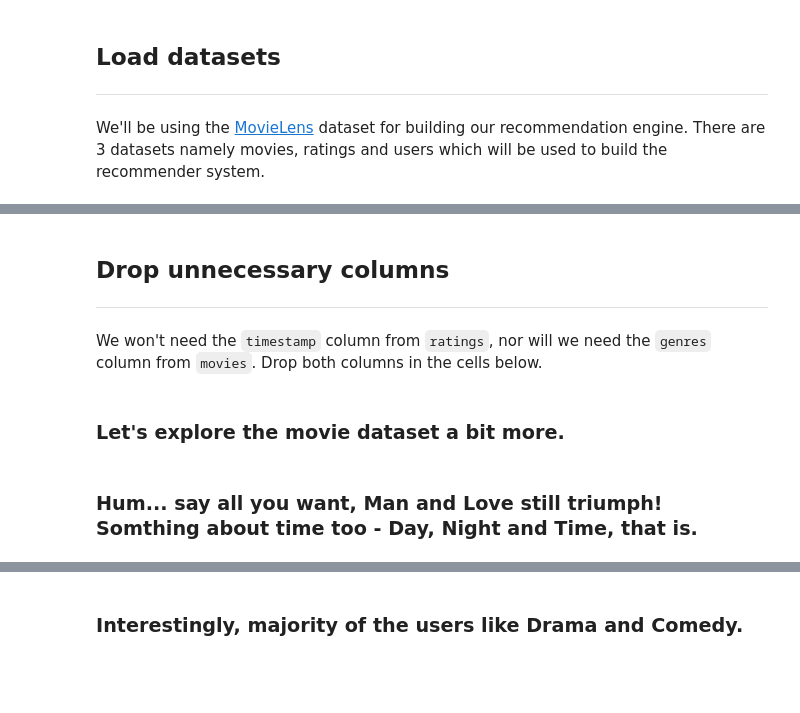
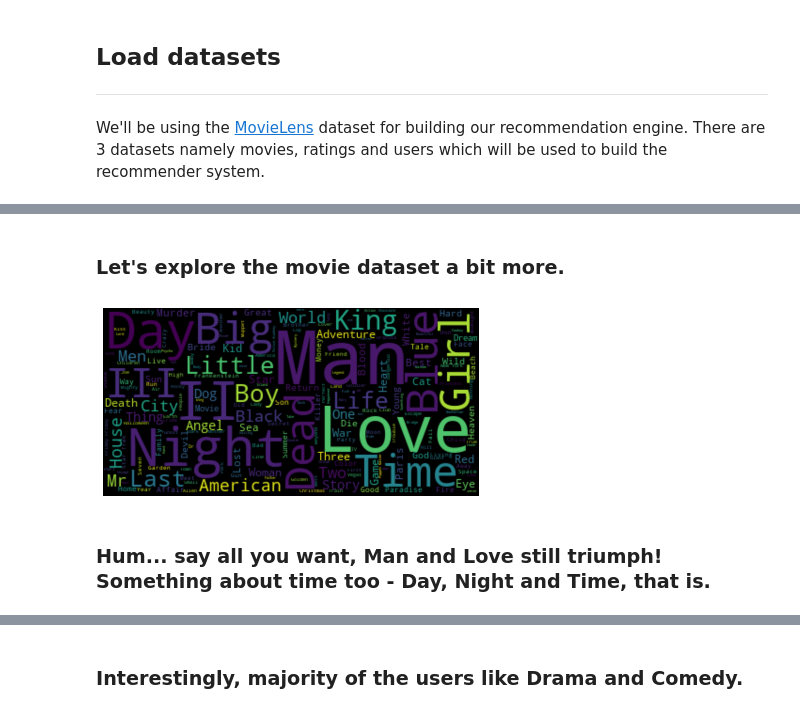
Before and after one commit to HongDavis/General-Assembly-Projects, a Jupyter notebook: Capstone/Capstone.ipynb, the cells around one changed output, grey strips where cells are left out. Saved outputs shown, nothing was run; the diff lists cells and outputs as text; code cells hidden in the pictures; blank space fills up the shorter version.

```diff
--- a/Capstone/Capstone.ipynb
+++ b/Capstone/Capstone.ipynb
@@ -98,0 +105,14 @@ users.head()
+# %%
+# Load datasets
+ratings_list = [i.strip().split("::") for i in open('.\datasets\\ratings.dat', 'r').readlines()]
+users_list = [i.strip().split("::") for i in open('.\datasets\\users.dat', 'r').readlines()]
+movies_list = [i.strip().split("::") for i in open('.\datasets\\movies.dat', 'r').readlines()]
+
+ratings = pd.DataFrame(ratings_list, columns = ['userid', 'movieid', 'rating', 'timestamp'])
+ratings = ratings.apply(pd.to_numeric)
+movies = pd.DataFrame(movies_list, columns = ['movieid', 'title', 'genres'])
+movies['movieid'] = movies['movieid'].apply(pd.to_numeric)
+users = pd.DataFrame(users_list, columns = ['userid', 'gender', 'age', 'occupation', 'zipcode'])
+users['userid'] = users['userid'].apply(pd.to_numeric)
+users['age'] = users['age'].apply(pd.to_numeric)
+users['occupation'] = users['occupation'].apply(pd.to_numeric)
@@ -126,11 +160,3 @@ occupation
-# %% [markdown]
-## Drop unnecessary columns
----
-
-We won't need the `timestamp` column from `ratings`, nor will we need the `genres` column from `movies`. Drop both columns in the cells below.
-# %%
-movies.drop('genres', axis = 1, inplace = True)
-ratings.drop('timestamp', inplace = True, axis = 1)
 # %% [markdown]
 ### Let's explore the movie dataset a bit more.
 # %%
@@ -138,16 +164,14 @@ ratings.drop('timestamp', inplace = True, axis = 1)
 titles = movies['title'].str.extract('([a-zA-Z ]+)', expand=False).str.strip()
 titles = ' '.join(titles)
 # %%
-# Create stopword list:
-stopwords = set(STOPWORDS)
-stopwords.update(["groot", "guardians", "galaxy"])
-
 # Create and generate a word cloud image:
 wordcloud = WordCloud().generate(titles)
 
 # Display the generated image:
 plt.imshow(wordcloud, interpolation='bilinear')
 plt.axis("off")
 plt.show()
+# %% [output]
+[figure, added]
 # %% [markdown]
-### Hum... say all you want, Man and Love still triumph! Somthing about time too - Day, Night and Time, that is.
+### Hum... say all you want, Man and Love still triumph! Something about time too - Day, Night and Time, that is.
```
Also changed, not shown: parts of 99 cells of this notebook.
